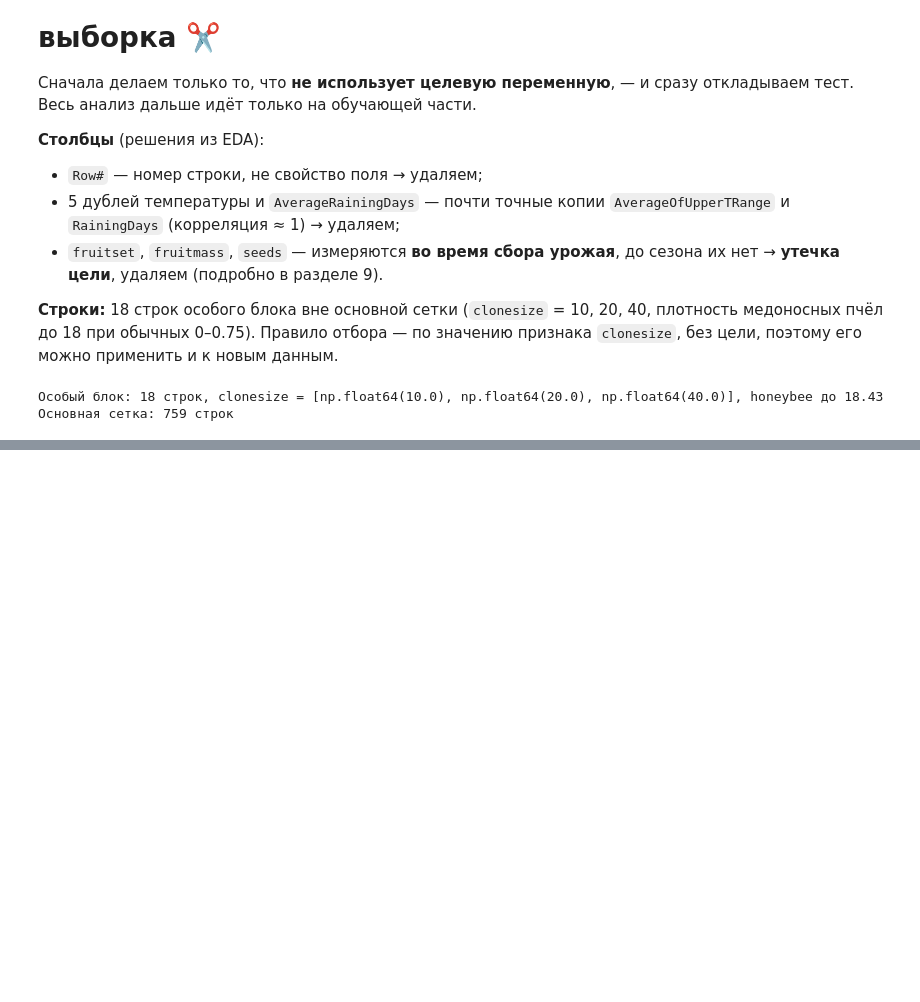
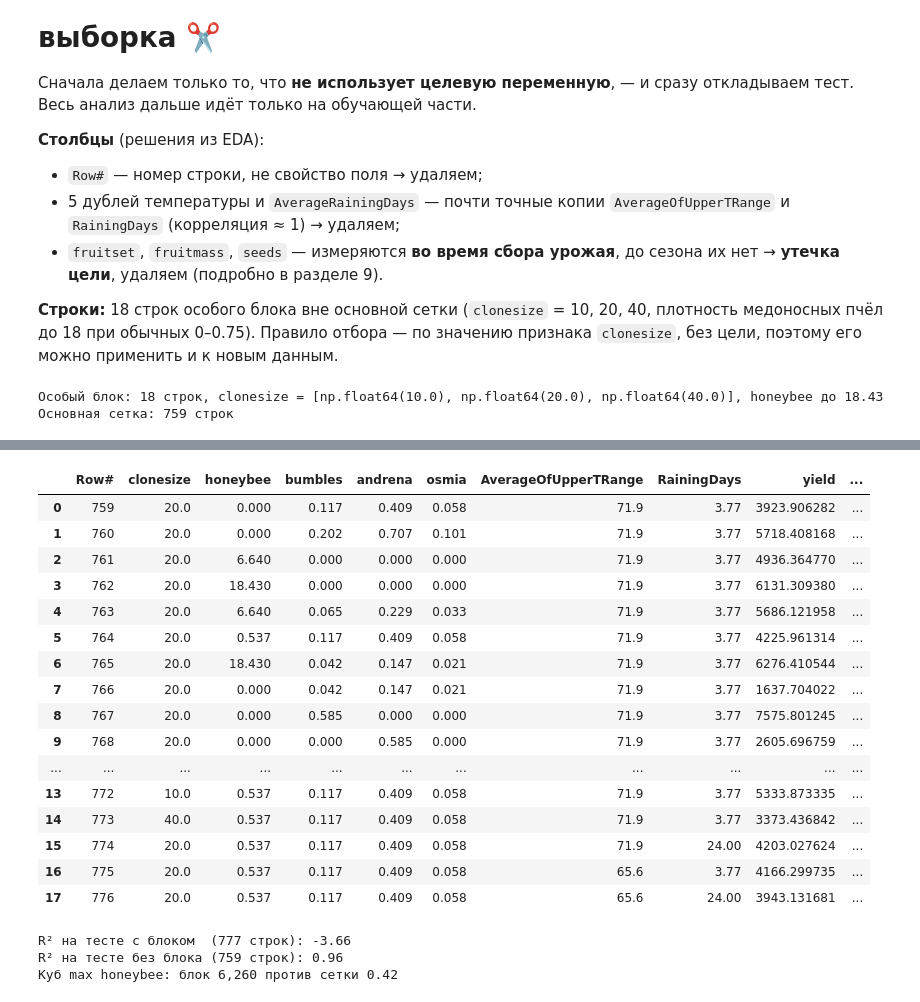
Before and after one commit to matveyyaros/Project-activities-case-9, a Jupyter notebook: notebooks/03_features_preprocessing.ipynb, the cells around one changed output, grey strips where cells are left out. Cells and saved outputs as stored; diff of their text form; code cells hidden in the pictures; blank space fills up the shorter version.

Commit message:
Тетрадка 03: раздел 2.1 — почему убираем 18 строк особого блока
Co-Authored-By: Claude Opus 5.5 <noreply@anthropic.com>

```diff
--- a/notebooks/03_features_preprocessing.ipynb
+++ b/notebooks/03_features_preprocessing.ipynb
@@ -171,0 +125,66 @@ plt.show()
+# %%
+grid = df[df["clonesize"].isin(GRID_CLONES)]
+cols = ["Row#", "clonesize", "honeybee", "bumbles", "andrena", "osmia",
+        "AverageOfUpperTRange", "RainingDays", "yield"]
+block = df.loc[~df["clonesize"].isin(GRID_CLONES), cols].sort_values("Row#").reset_index(drop=True)
+
+# что поменяли у типичного поля (Row# 764) и чего нет в основной сетке
+changes = {
+    759: "убрали медоносных пчёл → 0 медоносных",
+    760: "убрали медоносных, диких больше → шмели 0.20, андрены 0.71",
+    761: "6.64 медоносных, диких нет → в 9 раз выше максимума сетки",
+    762: "18.43 медоносных, диких нет → в 25 раз выше максимума",
+    763: "6.64 медоносных, диких меньше",
+    764: "ничего — это само типичное поле (клон 20, 3.77 дня дождей)",
+    765: "18.43 медоносных, диких меньше",
+    766: "почти нет пчёл → урожай 1 638, ниже любого в сетке",
+    767: "только шмели 0.585 при максимуме сетки 0.38",
+    768: "только андрены",
+    769: "только осмии",
+    770: "нет медоносных, другая смесь диких",
+    771: "нет медоносных, другая смесь диких",
+    772: "клон 10 — меньше минимума сетки 12.5",
+    773: "клон 40 — больше максимума сетки 37.5",
+    774: "дожди 24 дня (клон и пчёлы — не из сетки)",
+    775: "температура 65.6 °F — нет в сетке",
+    776: "65.6 °F и 24 дня дождей",
+}
+block["что поменяли"] = block["Row#"].map(changes)
+with pd.option_context("display.max_colwidth", None, "display.width", 250):
+    display(block)
+# %% [output]
+|  | Row# | clonesize | honeybee | bumbles | andrena | osmia | AverageOfUpperTRange | RainingDays | yield | ... |
+| 0 | 759 | 20.0 | 0.000 | 0.117 | 0.409 | 0.058 | 71.9 | 3.77 | 3923.906282 | ... |
+| 1 | 760 | 20.0 | 0.000 | 0.202 | 0.707 | 0.101 | 71.9 | 3.77 | 5718.408168 | ... |
+| 2 | 761 | 20.0 | 6.640 | 0.000 | 0.000 | 0.000 | 71.9 | 3.77 | 4936.364770 | ... |
+| 3 | 762 | 20.0 | 18.430 | 0.000 | 0.000 | 0.000 | 71.9 | 3.77 | 6131.309380 | ... |
+| 4 | 763 | 20.0 | 6.640 | 0.065 | 0.229 | 0.033 | 71.9 | 3.77 | 5686.121958 | ... |
+| 5 | 764 | 20.0 | 0.537 | 0.117 | 0.409 | 0.058 | 71.9 | 3.77 | 4225.961314 | ... |
+| 6 | 765 | 20.0 | 18.430 | 0.042 | 0.147 | 0.021 | 71.9 | 3.77 | 6276.410544 | ... |
+| 7 | 766 | 20.0 | 0.000 | 0.042 | 0.147 | 0.021 | 71.9 | 3.77 | 1637.704022 | ... |
+| 8 | 767 | 20.0 | 0.000 | 0.585 | 0.000 | 0.000 | 71.9 | 3.77 | 7575.801245 | ... |
+| 9 | 768 | 20.0 | 0.000 | 0.000 | 0.585 | 0.000 | 71.9 | 3.77 | 2605.696759 | ... |
+| ... | ... | ... | ... | ... | ... | ... | ... | ... | ... | ... |
+| 13 | 772 | 10.0 | 0.537 | 0.117 | 0.409 | 0.058 | 71.9 | 3.77 | 5333.873335 | ... |
+| 14 | 773 | 40.0 | 0.537 | 0.117 | 0.409 | 0.058 | 71.9 | 3.77 | 3373.436842 | ... |
+| 15 | 774 | 20.0 | 0.537 | 0.117 | 0.409 | 0.058 | 71.9 | 24.00 | 4203.027624 | ... |
+| 16 | 775 | 20.0 | 0.537 | 0.117 | 0.409 | 0.058 | 65.6 | 3.77 | 4166.299735 | ... |
+| 17 | 776 | 20.0 | 0.537 | 0.117 | 0.409 | 0.058 | 65.6 | 24.00 | 3943.131681 | ... |
+# %%
+# Что будет, если оставить блок: модель коллег на всех 777 строках, тот же split и seed.
+# Это иллюстрация решения; само правило отбора (по clonesize) урожай не использует.
+from sklearn.metrics import r2_score
+
+def r2_on(frame):
+    tr, te = train_test_split(frame, test_size=0.2, random_state=SEED)
+    m = make_pipeline(RobustScaler(), PolynomialFeatures(3, include_bias=False), RobustScaler(), Ridge(alpha=0.5))
+    m.fit(tr[FEATURES], tr[TARGET])
+    return r2_score(te[TARGET], m.predict(te[FEATURES]))
+
+print(f"R² на тесте с блоком  (777 строк): {r2_on(df):.2f}")
+print(f"R² на тесте без блока (759 строк): {r2_on(df[df['clonesize'].isin(GRID_CLONES)]):.2f}")
+print(f"Куб max honeybee: блок {block['honeybee'].max()**3:,.0f} против сетки {grid['honeybee'].max()**3:.2f}")
+# %% [output]
+R² на тесте с блоком  (777 строк): -3.66
+R² на тесте без блока (759 строк): 0.96
+Куб max honeybee: блок 6,260 против сетки 0.42
```
Also changed, not shown: parts of 68 cells of this notebook.
